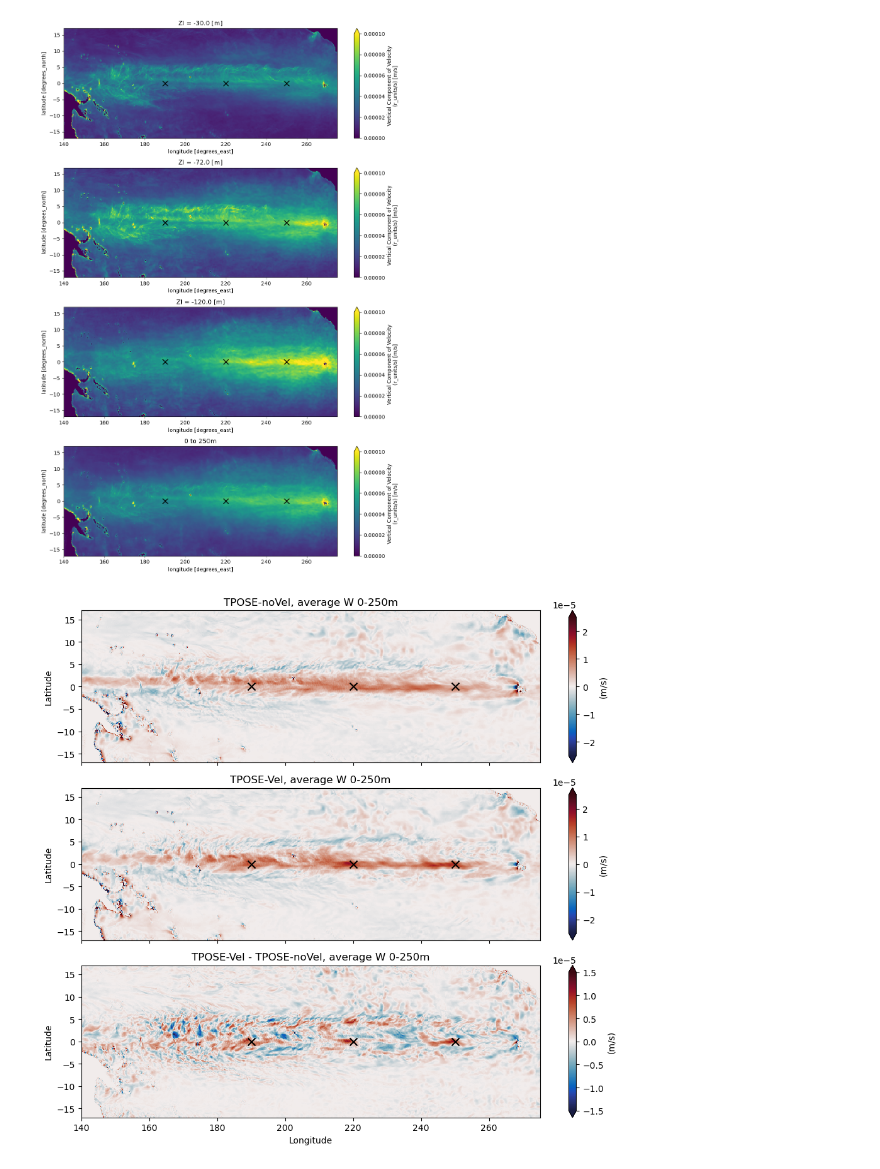
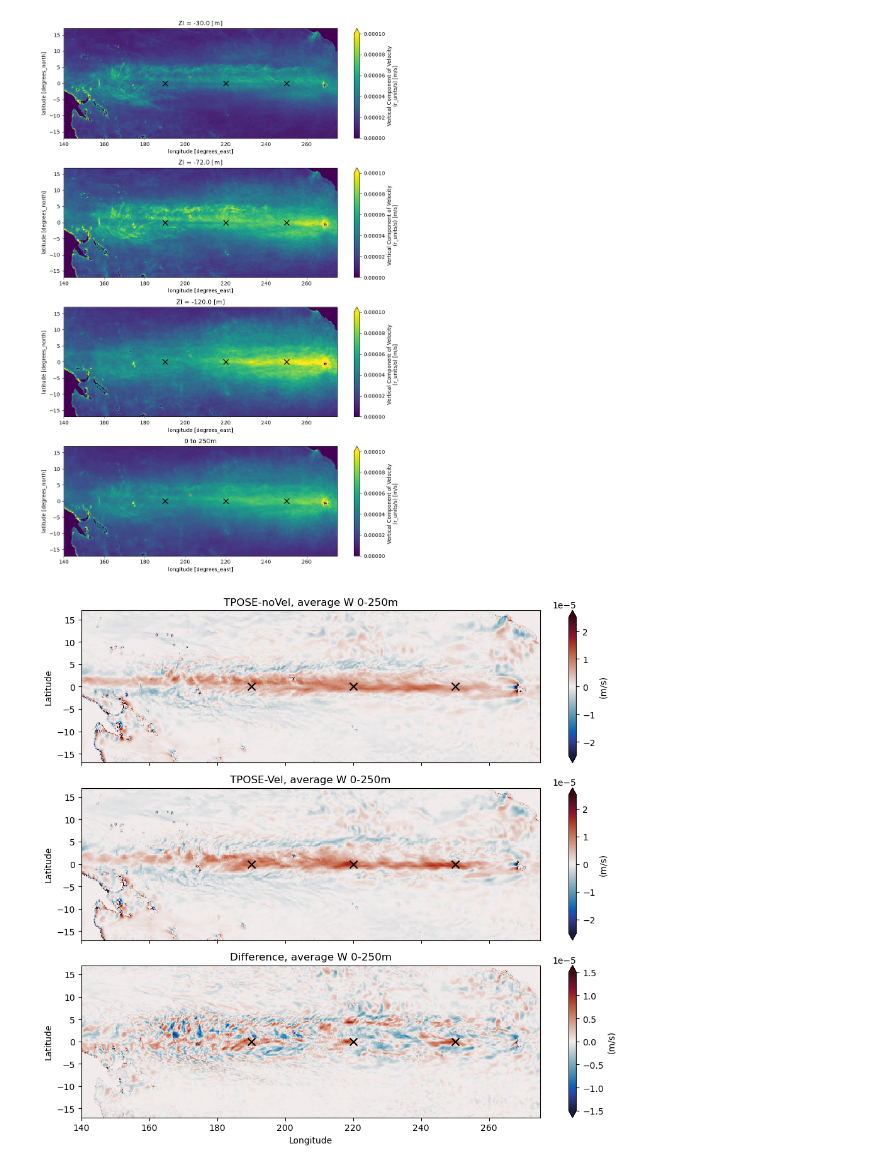
Before and after one commit to eldavenport/tpose-vel-davenport-2026, a Jupyter notebook: assimilation_results/wvel_changes/wvel_rms.ipynb, the cells around one changed output. Saved outputs shown, nothing was run; the diff lists cells and outputs as text; code cells hidden in the pictures.

Commit message:
updating figures regarding the changes to wvel (and possibly to shortwave radiation)

```diff
--- a/assimilation_results/wvel_changes/wvel_rms.ipynb
+++ b/assimilation_results/wvel_changes/wvel_rms.ipynb
@@ -5,7 +5,7 @@ import xarray as xr
 
 prefix = 'diag_state'
 
-data_dir = '/data/SO3/edavenport/tpose6/sep2012/velocity_assim_0825/run_iter22/'
+data_dir = '/data/SO3/edavenport/tpose6/sep2012/run_iter14/'
 grid_dir = '/data/SO6/TPOSE_diags/tpose6/grid_6/'
 
 offset = 10
@@ -135,32 +135,32 @@ import cmocean.cm as cmo
 
 fig, ax = plt.subplots(figsize=(10,9),nrows=3, sharex=True)
 wvel_rms = ds.WVEL.sel(Zl=slice(0,-250)).mean(dim=['time','Zl'])
 wvel_rms.sel(XC=slice(140,275),YC=slice(-17,17)).plot(ax=ax[0],vmin=-0.000025,vmax=0.000025,cmap=cmo.balance,cbar_kwargs={'label':'(m/s)'})
 # scatter plot of moorings at 0N, 190E, 0N, 220E, and 0N, 250E
 moorings = [(0,190),(0,220),(0,250)]
 for lat,lon in moorings:
     ax[0].scatter(lon,lat,color='k',marker='x',s=75)
 ax[0].set_title('TPOSE-noVel, average W 0-250m')
 ax[0].set_xlabel('')
 
 wvel_rms = ds_tpose_vel.WVEL.sel(Zl=slice(0,-250)).mean(dim=['time','Zl'])
 wvel_rms.sel(XC=slice(140,275),YC=slice(-17,17)).plot(ax=ax[1],vmin=-0.000025,vmax=0.000025,cmap=cmo.balance,cbar_kwargs={'label':'(m/s)'})
 for lat,lon in moorings:
     ax[1].scatter(lon,lat,color='k',marker='x',s=75)
 ax[1].set_title('TPOSE-Vel, average W 0-250m')
 ax[1].set_xlabel('')
 
 wvel_rms = (ds_tpose_vel.WVEL.sel(Zl=slice(0,-250)).mean(dim=['time','Zl']) - ds.WVEL.sel(Zl=slice(0,-250)).mean(dim=['time','Zl']))
 wvel_rms.sel(XC=slice(140,275),YC=slice(-17,17)).plot(ax=ax[2],vmin=-0.000015,vmax=0.000015,cmap=cmo.balance,cbar_kwargs={'label':'(m/s)'})
 for lat,lon in moorings:
     ax[2].scatter(lon,lat,color='k',marker='x',s=75)
-ax[2].set_title("TPOSE-Vel - TPOSE-noVel, average W 0-250m")
+ax[2].set_title("Difference, average W 0-250m")
 ax[2].set_xlabel('Longitude')
 
 for a in ax:
     a.set_ylabel('Latitude')
 
 plt.tight_layout()
 fig.savefig('assimilation_results/wvel_changes/wvel_difference.png',dpi=300,bbox_inches='tight')
 # %% [output]
-[figure, old version]
+[figure, new version]
```
Also changed, not shown: parts of 2 cells of this notebook, 6 other files.
